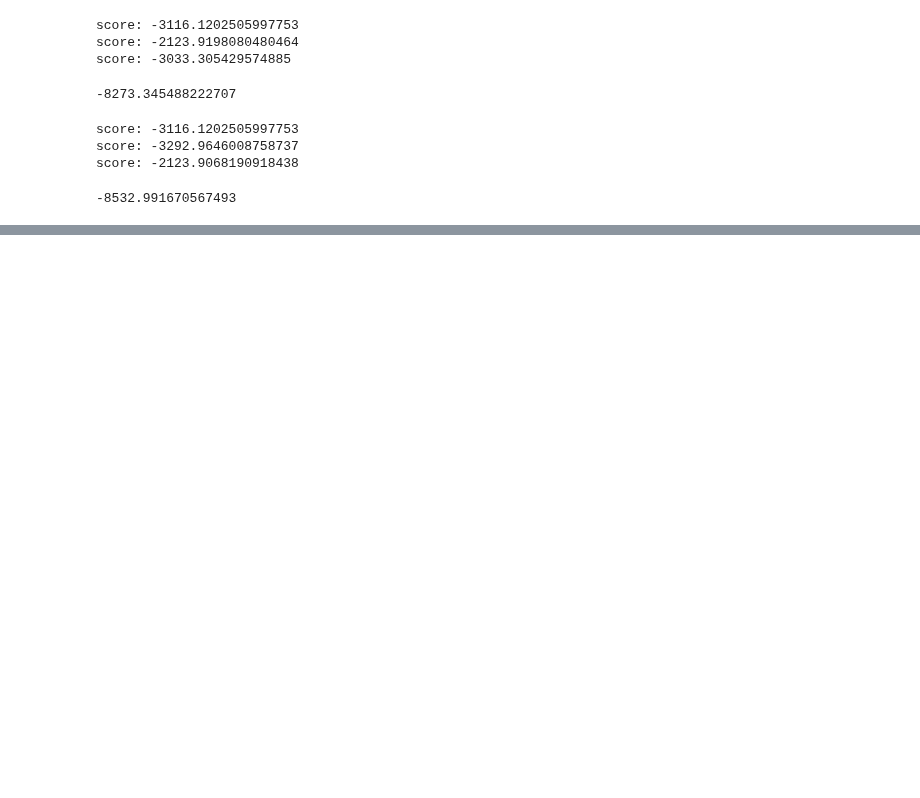
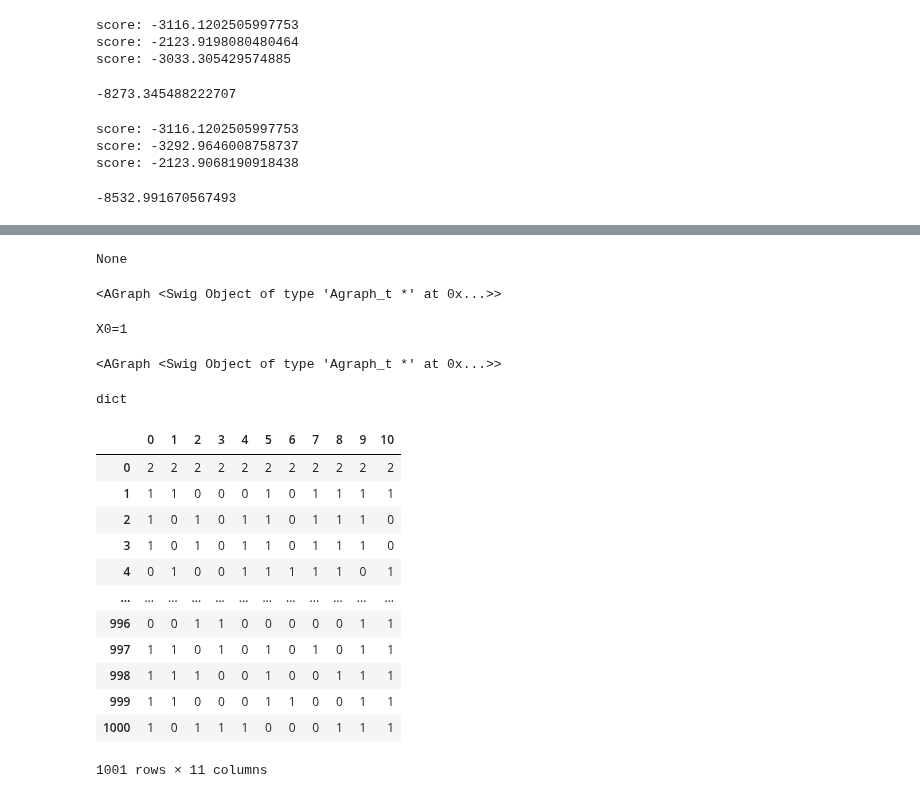
Before and after one commit to felixleopoldo/cstrees, a Jupyter notebook: src/learn_sandbox.ipynb, the cells around one changed output, grey strips where cells are left out. Cells and saved outputs as stored; diff of their text form; code cells hidden in the pictures; blank space fills up the shorter version.

```diff
--- a/src/learn_sandbox.ipynb
+++ b/src/learn_sandbox.ipynb
@@ -265 +255,19 @@ t.sample_stage_parameters()
+# %%
+keys = list(agraphs.keys())
+print(keys[0])
+agraphs[keys[0]]
+# %% [output]
+None
+<AGraph <Swig Object of type 'Agraph_t *' at 0x...>>
+# %%
+print(keys[1])
+agraphs[keys[1]]
+# %% [output]
+X0=1
+<AGraph <Swig Object of type 'Agraph_t *' at 0x...>>
+# %%
+for g in agraphs:
+    g.layout("dot")
+# %% [output]
+dict
 # %%
@@ -267,2 +275,18 @@ x2 = t.sample(5000)
+# %%
+x2
+# %% [output]
+|  | 0 | 1 | 2 | 3 | 4 | 5 | 6 | 7 | 8 | 9 | 10 |
+| 0 | 2 | 2 | 2 | 2 | 2 | 2 | 2 | 2 | 2 | 2 | 2 |
+| 1 | 1 | 1 | 0 | 0 | 0 | 1 | 0 | 1 | 1 | 1 | 1 |
+| 2 | 1 | 0 | 1 | 0 | 1 | 1 | 0 | 1 | 1 | 1 | 0 |
+| 3 | 1 | 0 | 1 | 0 | 1 | 1 | 0 | 1 | 1 | 1 | 0 |
+| 4 | 0 | 1 | 0 | 0 | 1 | 1 | 1 | 1 | 1 | 0 | 1 |
+| ... | ... | ... | ... | ... | ... | ... | ... | ... | ... | ... | ... |
+| 996 | 0 | 0 | 1 | 1 | 0 | 0 | 0 | 0 | 0 | 1 | 1 |
+| 997 | 1 | 1 | 0 | 1 | 0 | 1 | 0 | 1 | 0 | 1 | 1 |
+| 998 | 1 | 1 | 1 | 0 | 0 | 1 | 0 | 0 | 1 | 1 | 1 |
+| 999 | 1 | 1 | 0 | 0 | 0 | 1 | 1 | 0 | 0 | 1 | 1 |
+| 1000 | 1 | 0 | 1 | 1 | 1 | 0 | 0 | 0 | 1 | 1 | 1 |
+1001 rows × 11 columns
 # %%
 scores2 = sc.score_tables(x2)
```
Also changed, not shown: parts of 24 cells of this notebook, 1 other file.
